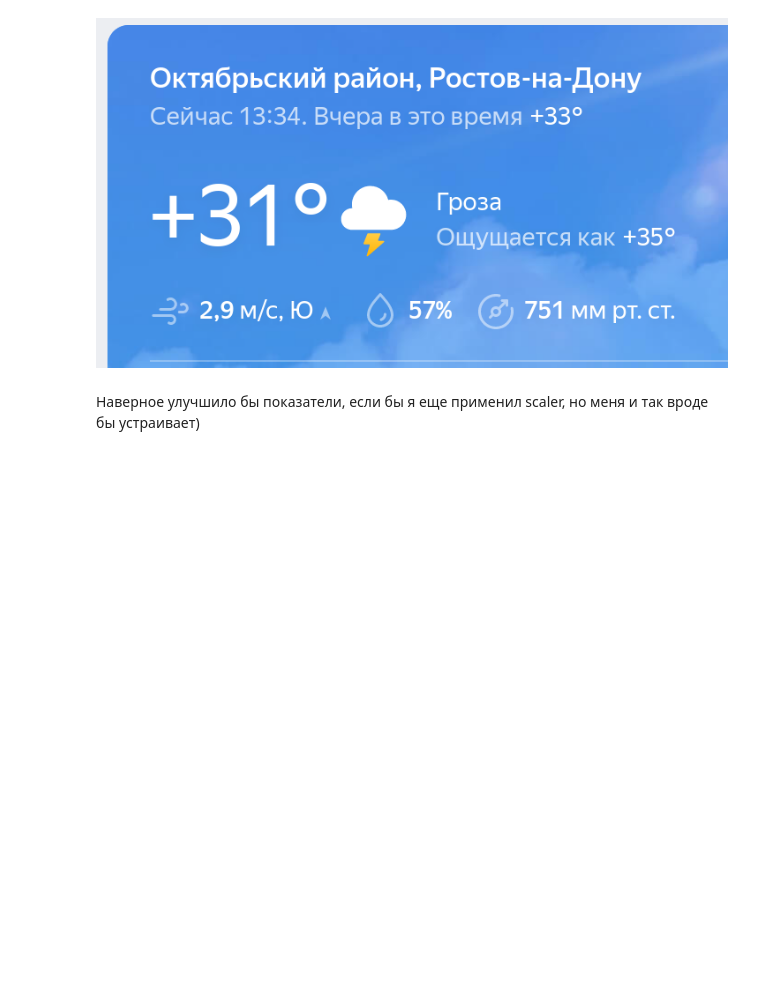
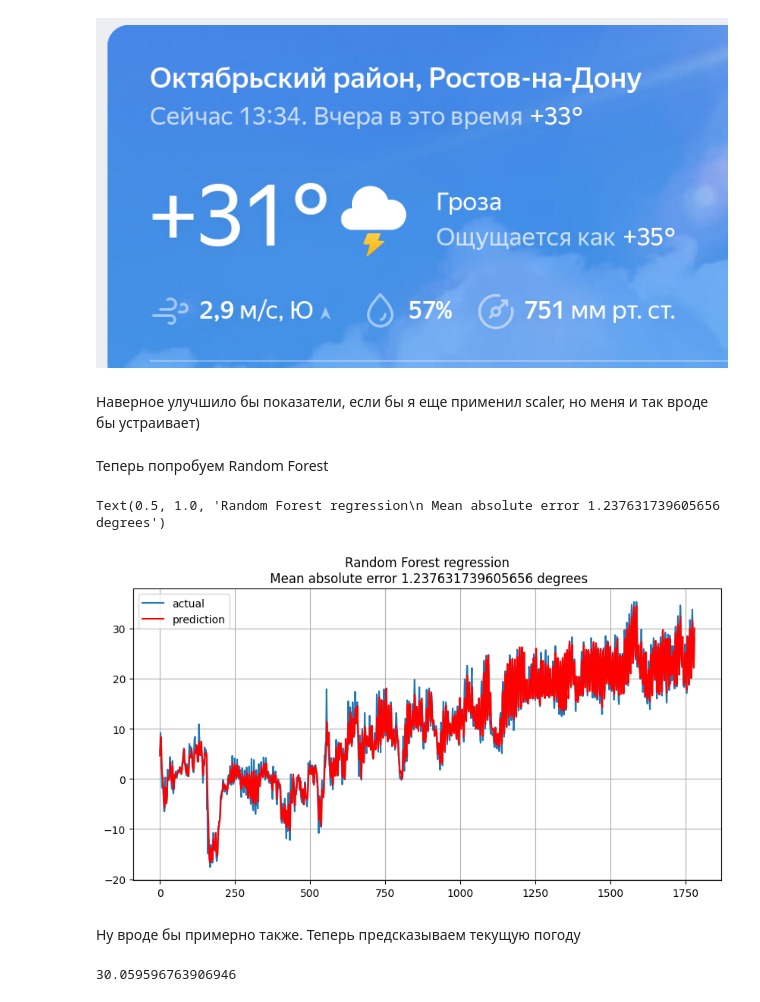
Before and after one commit to daniil-dushenev/wheather_predict, a Jupyter notebook: main.ipynb, the cells around one changed output. Cells and saved outputs as stored; diff of their text form; code cells hidden in the pictures; blank space fills up the shorter version.

Commit message:
Add RandomForest and XGBoost

```diff
--- a/main.ipynb
+++ b/main.ipynb
@@ -125,8 +103,8 @@ mean_hour = dict(data.groupby([data.month, data.hour])['T'].mean()) # средн
 data['mean_hour'] = None
 for i in range(len(data)):
     month, hour = data.iloc[i]['month'], data.iloc[i]['hour']
-    data.at[data.index[i], 'mean_hour'] = mean_hour[(month, hour)]
-
+    data.at[data.index[i], 'mean_hour'] = float(mean_hour[(month, hour)])
+data['mean_hour'] = data['mean_hour'].astype(float)
 data.head()
 # %% [output]
 |  | T | Po | U | N | Tn | Tx | RRR | month | hour | mean_month | ... |
@@ -230,3 +208,24 @@ pred_temp[0]
 ![image.png](attachment:49a516c9-b739-46a1-9f99-610aae32bab3.png)
 # %% [markdown]
 Наверное улучшило бы показатели, если бы я еще применил scaler, но меня и так вроде бы устраивает)
+# %% [markdown]
+Теперь попробуем Random Forest
+# %%
+rf = RandomForestRegressor(n_estimators=300, max_depth=12,max_features='sqrt', min_samples_leaf=1)
+rf.fit(X_train, y_train)
+y_pred = rf.predict(X_test)
+plt.figure(figsize=(10, 5))
+plt.plot(y_test.values, label="actual")
+plt.plot(y_pred, "r", label="prediction")
+plt.grid(True)
+plt.legend(loc="best")
+plt.title(f"Random Forest regression\n Mean absolute error {mean_absolute_error(y_pred, y_test)} degrees")
+# %% [output]
+Text(0.5, 1.0, 'Random Forest regression\n Mean absolute error 1.237631739605656 degrees')
+[figure, added]
+# %% [markdown]
+Ну вроде бы примерно также. Теперь предсказываем текущую погоду
+# %%
+rf.predict(current_data)[0]
+# %% [output]
+30.059596763906946
```
Also changed, not shown: parts of 12 cells of this notebook.
